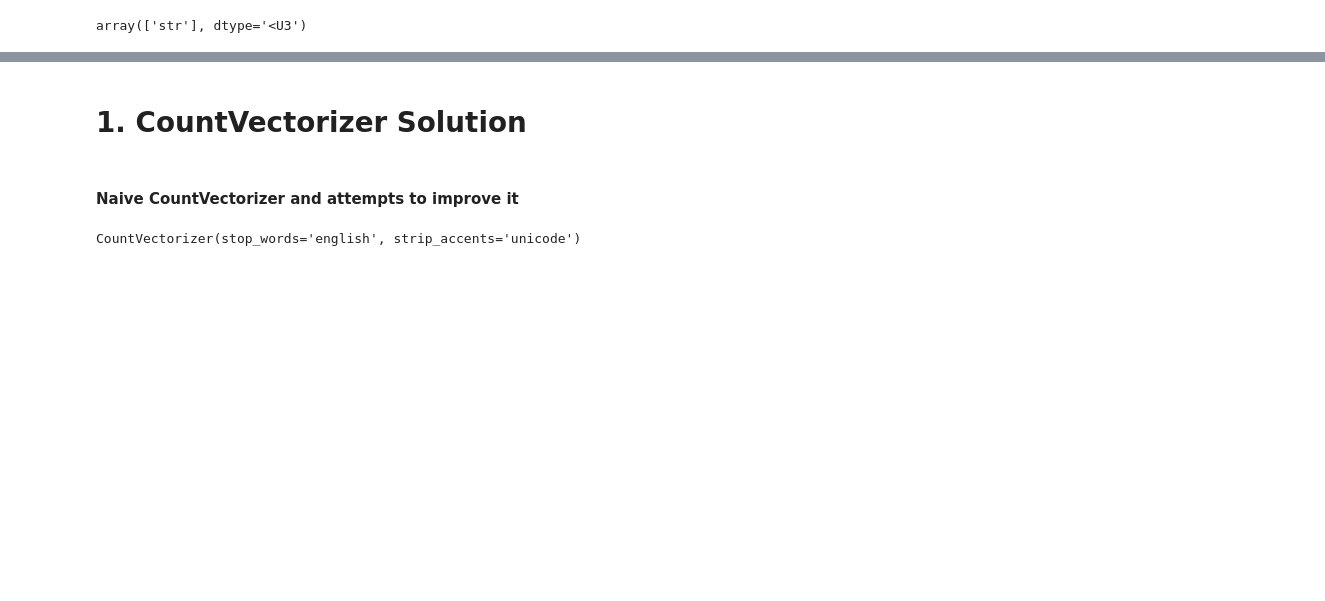
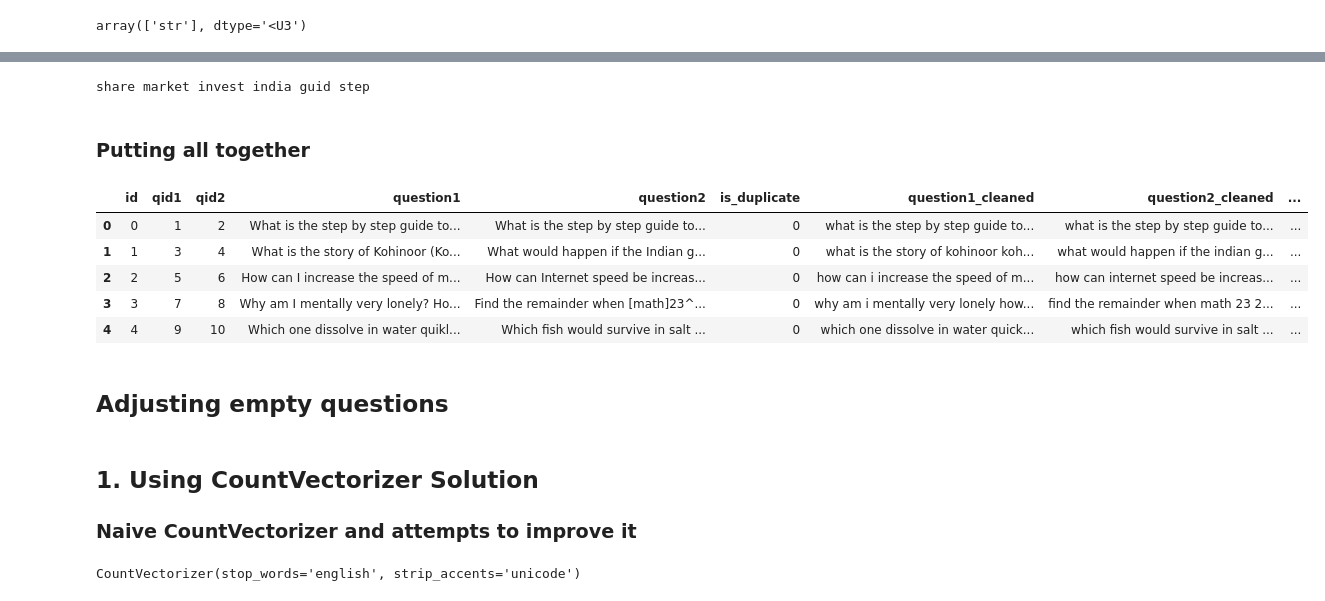
Before and after one commit to pablogrr/Quora_QP_Nlp_Feature_Eng, a Jupyter notebook: Quora_Question_Pairs(Giulio).ipynb, the cells around one changed output, grey strips where cells are left out. Drawn from its saved outputs; the diff is of its cells as text; code cells hidden in the pictures; blank space fills up the shorter version.

```diff
--- a/Quora_Question_Pairs(Giulio).ipynb
+++ b/Quora_Question_Pairs(Giulio).ipynb
@@ -63,0 +215,54 @@ all_questions = q1_train + q2_train
+# %%
+from nltk.stem import WordNetLemmatizer
+#nltk.download('wordnet')
+wordnet_lemmatizer = WordNetLemmatizer()
+# %%
+def lemm(sentence):
+    token_words = word_tokenize(sentence)
+    sentence_stemmed = []
+    for word in token_words:
+        sentence_stemmed.append(wordnet_lemmatizer.lemmatize(word))
+        sentence_stemmed.append(" ")
+    return "".join(sentence_stemmed)
+# %%
+print(doc)
+doc = stem(doc)
+# %% [output]
+share market invest india guid step
+# %% [markdown]
+### Putting all together
+# %%
+def preprocess(df, save=False):
+    df = df.copy()
+    df['question1'] = cast_list_as_strings(list(df["question1"]))
+    df['question2'] = cast_list_as_strings(list(df["question2"]))
+
+    df['question1_cleaned'] = [common_words_transformation_remove_punctuation(quest) for quest in df["question1"]]
+    df['question2_cleaned'] = [common_words_transformation_remove_punctuation(quest) for quest in df["question2"]]
+
+    df['question1_no_stops'] = [remove_stopwords(quest) for quest in df["question1_cleaned"]]
+    df['question2_no_stops'] = [remove_stopwords(quest) for quest in df["question2_cleaned"]]
+
+    df['question1_Porter_stemmed'] = [stem(quest) for quest in df["question1_no_stops"]]
+    df['question2_Porter_stemmed'] = [stem(quest) for quest in df["question2_no_stops"]]
+
+    df['question1_Lemmatization']  = [lemm(quest) for quest in df["question1_no_stops"]]
+    df['question2_Lemmatization']  = [lemm(quest) for quest in df["question2_no_stops"]]
+
+    if save==True:
+        df.to_csv('preprocessed_Quora_full_train_data.csv')
+
+    return df
+# %%
+full_train_proc = preprocess(full_train_df, save=True)
+# %%
+full_train_proc.head()
+# %% [output]
+|  | id | qid1 | qid2 | question1 | question2 | is_duplicate | question1_cleaned | question2_cleaned | ... |
+| 0 | 0 | 1 | 2 | What is the step by step guide to... | What is the step by step guide to... | 0 | what is the step by step guide to... | what is the step by step guide to... | ... |
+| 1 | 1 | 3 | 4 | What is the story of Kohinoor (Ko... | What would happen if the Indian g... | 0 | what is the story of kohinoor koh... | what would happen if the indian g... | ... |
+| 2 | 2 | 5 | 6 | How can I increase the speed of m... | How can Internet speed be increas... | 0 | how can i increase the speed of m... | how can internet speed be increas... | ... |
+| 3 | 3 | 7 | 8 | Why am I mentally very lonely? Ho... | Find the remainder when [math]23^... | 0 | why am i mentally very lonely how... | find the remainder when math 23 2... | ... |
+| 4 | 4 | 9 | 10 | Which one dissolve in water quikl... | Which fish would survive in salt ... | 0 | which one dissolve in water quick... | which fish would survive in salt ... | ... |
+# %% [markdown]
+## Adjusting empty questions
@@ -64,7 +284,6 @@ all_questions = q1_train + q2_train
 # %% [markdown]
-# 1. CountVectorizer Solution
+## 1. Using CountVectorizer Solution
+### Naive CountVectorizer and attempts to improve it
-# %% [markdown]
-#### Naive CountVectorizer and attempts to improve it
 # %%
 count_vectorizer=sklearn.feature_extraction.text.CountVectorizer(analyzer='word', binary=False, decode_error='strict',
                                                                  encoding = 'utf-8', input='content', lowercase=True,
```
Also changed, not shown: parts of 41 cells of this notebook.
